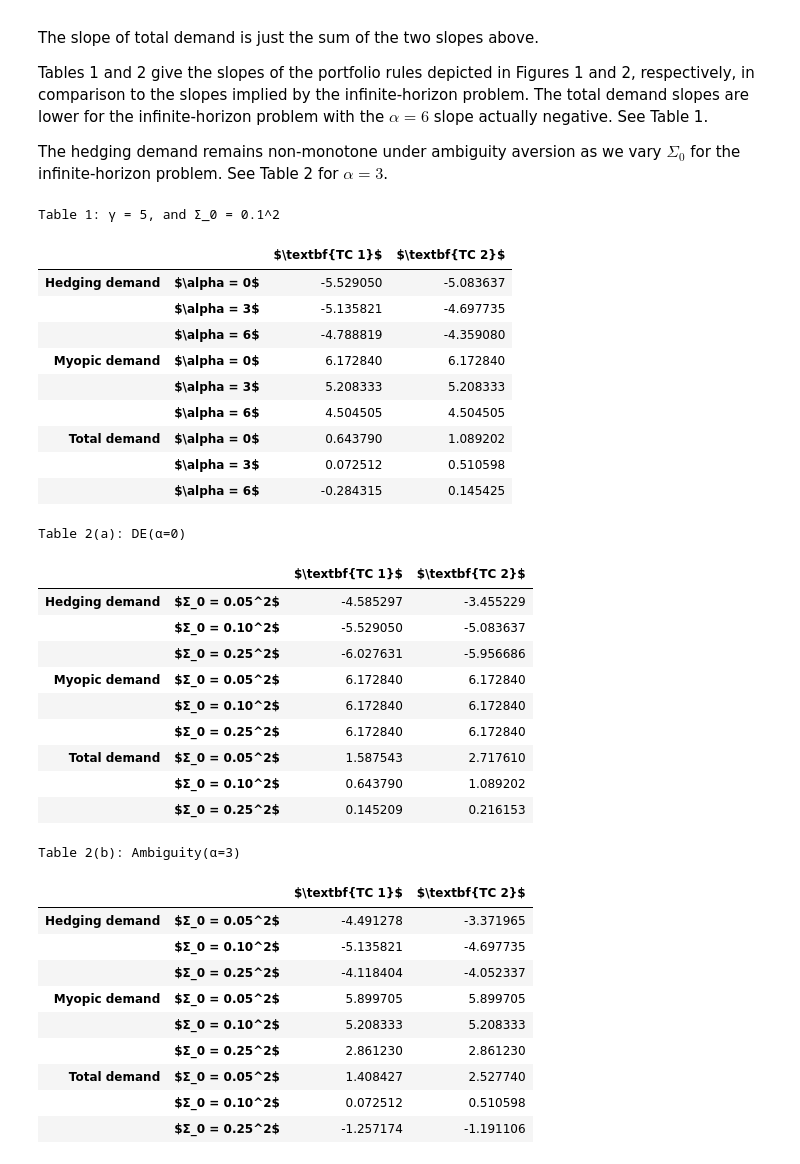
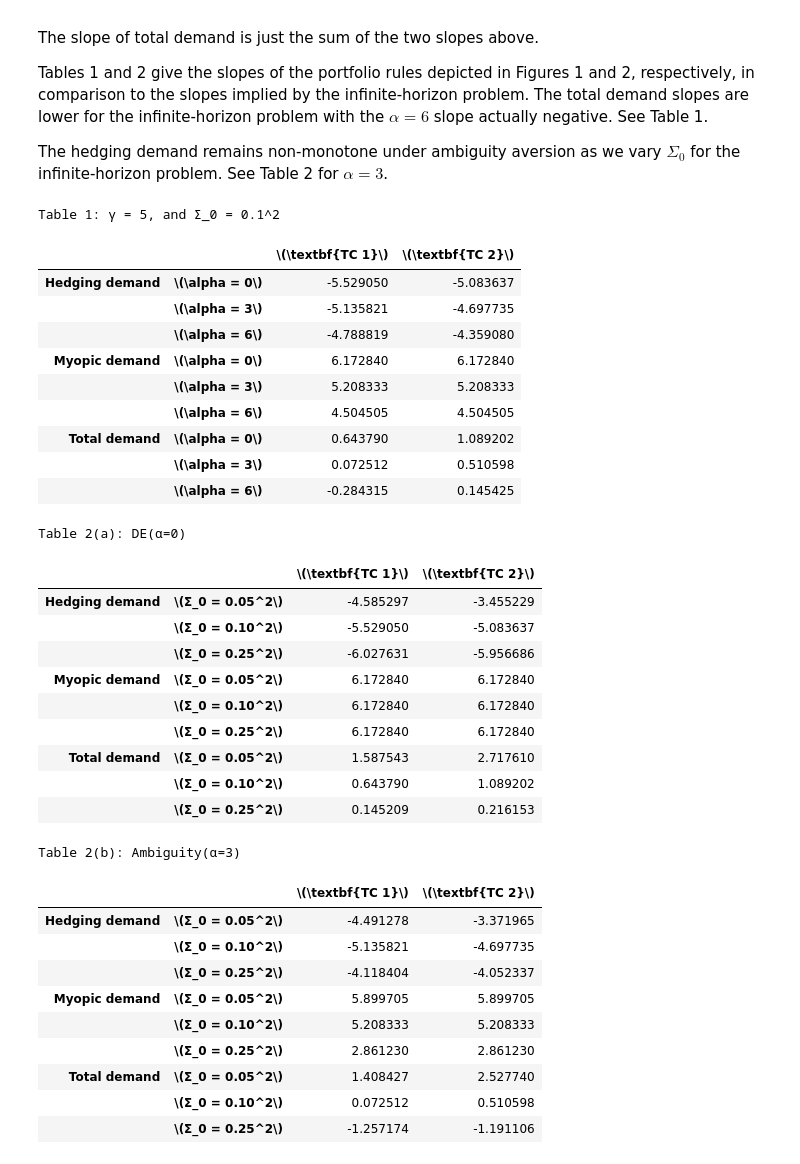
Before and after one commit to lphansen/PortfolioChoice, a Jupyter notebook: PortfolioSolution.ipynb, the cells around one changed output. Drawn from its saved outputs; the diff is of its cells as text; code cells hidden in the pictures.

```diff
--- a/PortfolioSolution.ipynb
+++ b/PortfolioSolution.ipynb
@@ -371,45 +371,45 @@ for alpha in Alphas:
     hed_temp.append(hed_Hansen)
     hed_temp.append(hed_Miao)
     temp.append(hed_temp)
 
 for alpha in Alphas:
     my_temp = []
     k2_Miao, _ = simulate_K0(25, 0.1, args=(Σ, B_y, γ, alpha, δ, r), limitingTerm=False)
     my_Miao = myopic_slope(args=(Σ, B_y, γ, alpha, δ, r))
     k2_Hansen, _ = simulate_K0(100_000, 0.1, args=(Σ, B_y, γ, alpha, δ, r), limitingTerm=True)
     my_Hansen = myopic_slope(args=(Σ, B_y, γ, alpha, δ, r))
     my_temp.append(my_Hansen)
     my_temp.append(my_Miao)
     temp.append(my_temp)
 
 for alpha in Alphas:
     total_temp = []
     k2_Miao, _ = simulate_K0(25, 0.1, args=(Σ, B_y, γ, alpha, δ, r), limitingTerm=False)
     total_Miao = total_slope(k2_Miao[0], args=(Σ, B_y, γ, alpha, δ, r))
     k2_Hansen, _ = simulate_K0(100_000, 0.1, args=(Σ, B_y, γ, alpha, δ, r), limitingTerm=True)
     total_Hansen = total_slope(k2_Hansen[0], args=(Σ, B_y, γ, alpha, δ, r))
     total_temp.append(total_Hansen)
     total_temp.append(total_Miao)
     temp.append(total_temp)
 
 data1 = temp
 contents = ["Hedging demand", "Myopic demand", "Total demand"]
-ids = pd.MultiIndex.from_product([contents, ['$\\alpha = 0$', '$\\alpha = 3$', "$\\alpha = 6$"]])
-tab1 = pd.DataFrame(data1, index=ids, columns=["$\textbf{TC 1}$", "$\textbf{TC 2}$"])
+ids = pd.MultiIndex.from_product([contents, ['\(\\alpha = 0\)', '\(\\alpha = 3\)', "\(\\alpha = 6\)"]])
+tab1 = pd.DataFrame(data1, index=ids, columns=["\(\textbf{TC 1}\)", "\(\textbf{TC 2}\)"])
 print("Table 1: γ = 5, and Σ_0 = 0.1^2")
 tab1
 # %% [output]
 Table 1: γ = 5, and Σ_0 = 0.1^2
-|  |  | $\textbf{TC 1}$ | $\textbf{TC 2}$ |
-| Hedging demand | $\alpha = 0$ | -5.529050 | -5.083637 |
-|  | $\alpha = 3$ | -5.135821 | -4.697735 |
-|  | $\alpha = 6$ | -4.788819 | -4.359080 |
-| Myopic demand | $\alpha = 0$ | 6.172840 | 6.172840 |
-|  | $\alpha = 3$ | 5.208333 | 5.208333 |
-|  | $\alpha = 6$ | 4.504505 | 4.504505 |
-| Total demand | $\alpha = 0$ | 0.643790 | 1.089202 |
-|  | $\alpha = 3$ | 0.072512 | 0.510598 |
-|  | $\alpha = 6$ | -0.284315 | 0.145425 |
+|  |  | \(\textbf{TC 1}\) | \(\textbf{TC 2}\) |
+| Hedging demand | \(\alpha = 0\) | -5.529050 | -5.083637 |
+|  | \(\alpha = 3\) | -5.135821 | -4.697735 |
+|  | \(\alpha = 6\) | -4.788819 | -4.359080 |
+| Myopic demand | \(\alpha = 0\) | 6.172840 | 6.172840 |
+|  | \(\alpha = 3\) | 5.208333 | 5.208333 |
+|  | \(\alpha = 6\) | 4.504505 | 4.504505 |
+| Total demand | \(\alpha = 0\) | 0.643790 | 1.089202 |
+|  | \(\alpha = 3\) | 0.072512 | 0.510598 |
+|  | \(\alpha = 6\) | -0.284315 | 0.145425 |
 # %%
 # table 2(a)
 γ = 5
@@ -448,22 +448,22 @@ for Σ in [0.05**2, 0.10**2, 0.25**2]:
 
 data2a = temp
 contents = ["Hedging demand", "Myopic demand", "Total demand"]
-ids = pd.MultiIndex.from_product([contents, ['$Σ_0 = 0.05^2$', '$Σ_0 = 0.10^2$', "$Σ_0 = 0.25^2$"]])
-tab2a = pd.DataFrame(data2a, index=ids, columns=["$\textbf{TC 1}$", "$\textbf{TC 2}$"])
+ids = pd.MultiIndex.from_product([contents, ['\(Σ_0 = 0.05^2\)', '\(Σ_0 = 0.10^2\)', "\(Σ_0 = 0.25^2\)"]])
+tab2a = pd.DataFrame(data2a, index=ids, columns=["\(\textbf{TC 1}\)", "\(\textbf{TC 2}\)"])
 print("Table 2(a): DE(α=0)")
 tab2a
 # %% [output]
 Table 2(a): DE(α=0)
-|  |  | $\textbf{TC 1}$ | $\textbf{TC 2}$ |
-| Hedging demand | $Σ_0 = 0.05^2$ | -4.585297 | -3.455229 |
-|  | $Σ_0 = 0.10^2$ | -5.529050 | -5.083637 |
-|  | $Σ_0 = 0.25^2$ | -6.027631 | -5.956686 |
-| Myopic demand | $Σ_0 = 0.05^2$ | 6.172840 | 6.172840 |
-|  | $Σ_0 = 0.10^2$ | 6.172840 | 6.172840 |
-|  | $Σ_0 = 0.25^2$ | 6.172840 | 6.172840 |
-| Total demand | $Σ_0 = 0.05^2$ | 1.587543 | 2.717610 |
-|  | $Σ_0 = 0.10^2$ | 0.643790 | 1.089202 |
-|  | $Σ_0 = 0.25^2$ | 0.145209 | 0.216153 |
+|  |  | \(\textbf{TC 1}\) | \(\textbf{TC 2}\) |
+| Hedging demand | \(Σ_0 = 0.05^2\) | -4.585297 | -3.455229 |
+|  | \(Σ_0 = 0.10^2\) | -5.529050 | -5.083637 |
+|  | \(Σ_0 = 0.25^2\) | -6.027631 | -5.956686 |
+| Myopic demand | \(Σ_0 = 0.05^2\) | 6.172840 | 6.172840 |
+|  | \(Σ_0 = 0.10^2\) | 6.172840 | 6.172840 |
+|  | \(Σ_0 = 0.25^2\) | 6.172840 | 6.172840 |
+| Total demand | \(Σ_0 = 0.05^2\) | 1.587543 | 2.717610 |
+|  | \(Σ_0 = 0.10^2\) | 0.643790 | 1.089202 |
+|  | \(Σ_0 = 0.25^2\) | 0.145209 | 0.216153 |
 # %%
 # table 2(b)
 γ = 5
@@ -502,22 +502,22 @@ for Σ in [0.05**2, 0.10**2, 0.25**2]:
 
 data2b = temp
 contents = ["Hedging demand", "Myopic demand", "Total demand"]
-ids = pd.MultiIndex.from_product([contents, ['$Σ_0 = 0.05^2$', '$Σ_0 = 0.10^2$', "$Σ_0 = 0.25^2$"]])
-tab2b = pd.DataFrame(data2b, index=ids, columns=["$\textbf{TC 1}$", "$\textbf{TC 2}$"])
+ids = pd.MultiIndex.from_product([contents, ['\(Σ_0 = 0.05^2\)', '\(Σ_0 = 0.10^2\)', "\(Σ_0 = 0.25^2\)"]])
+tab2b = pd.DataFrame(data2b, index=ids, columns=["\(\textbf{TC 1}\)", "\(\textbf{TC 2}\)"])
 print("Table 2(b): Ambiguity(α={})".format(alpha))
 tab2b
 # %% [output]
 Table 2(b): Ambiguity(α=3)
-|  |  | $\textbf{TC 1}$ | $\textbf{TC 2}$ |
-| Hedging demand | $Σ_0 = 0.05^2$ | -4.491278 | -3.371965 |
-|  | $Σ_0 = 0.10^2$ | -5.135821 | -4.697735 |
-|  | $Σ_0 = 0.25^2$ | -4.118404 | -4.052337 |
-| Myopic demand | $Σ_0 = 0.05^2$ | 5.899705 | 5.899705 |
-|  | $Σ_0 = 0.10^2$ | 5.208333 | 5.208333 |
-|  | $Σ_0 = 0.25^2$ | 2.861230 | 2.861230 |
-| Total demand | $Σ_0 = 0.05^2$ | 1.408427 | 2.527740 |
-|  | $Σ_0 = 0.10^2$ | 0.072512 | 0.510598 |
-|  | $Σ_0 = 0.25^2$ | -1.257174 | -1.191106 |
+|  |  | \(\textbf{TC 1}\) | \(\textbf{TC 2}\) |
+| Hedging demand | \(Σ_0 = 0.05^2\) | -4.491278 | -3.371965 |
+|  | \(Σ_0 = 0.10^2\) | -5.135821 | -4.697735 |
+|  | \(Σ_0 = 0.25^2\) | -4.118404 | -4.052337 |
+| Myopic demand | \(Σ_0 = 0.05^2\) | 5.899705 | 5.899705 |
+|  | \(Σ_0 = 0.10^2\) | 5.208333 | 5.208333 |
+|  | \(Σ_0 = 0.25^2\) | 2.861230 | 2.861230 |
+| Total demand | \(Σ_0 = 0.05^2\) | 1.408427 | 2.527740 |
+|  | \(Σ_0 = 0.10^2\) | 0.072512 | 0.510598 |
+|  | \(Σ_0 = 0.25^2\) | -1.257174 | -1.191106 |
 # %% [markdown]
 Table 3 below applies the distorted conditional mean return formula, namely formula (31) in the paper,
 
```
Also changed, not shown: parts of 12 cells of this notebook, 1 other file.
